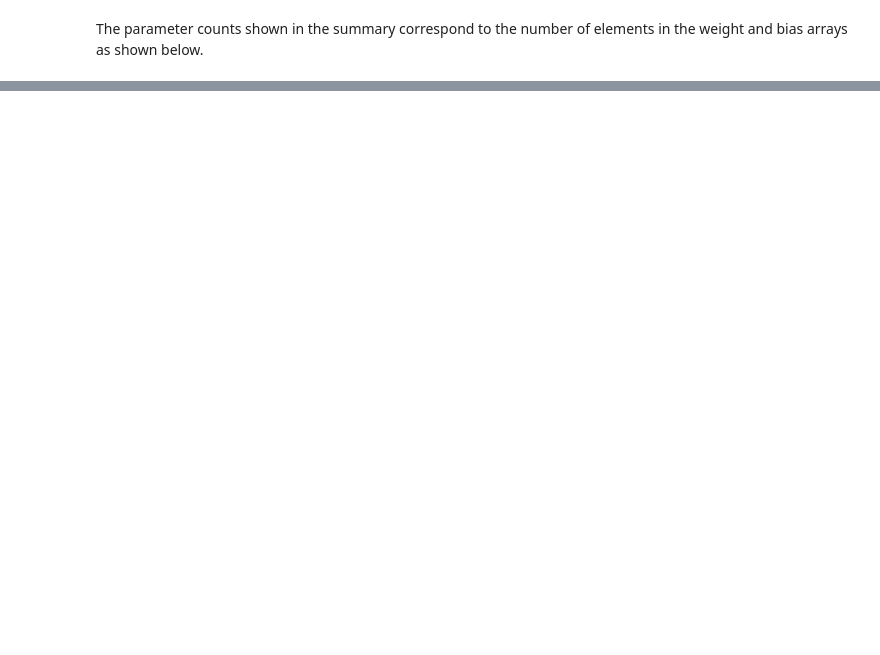
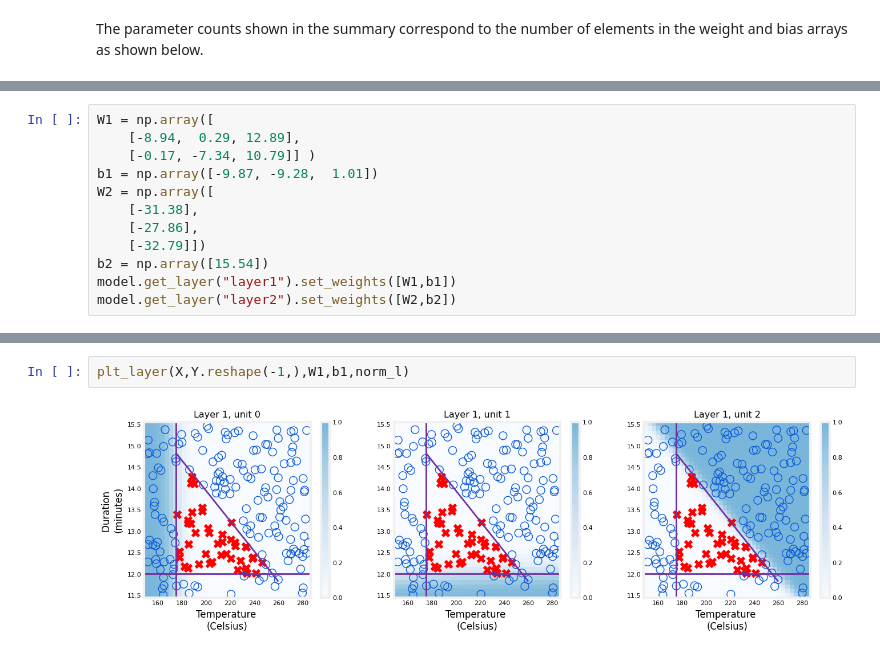
Before and after one commit to lorena-gonzalez/machine-learning-specialization, a Jupyter notebook: neural_networks/neurons_and_layers.ipynb, the cells around one changed output, grey strips where cells are left out. Saved outputs shown, nothing was run; the diff lists cells and outputs as text; blank space fills up the shorter version.

```diff
--- a/neural_networks/neurons_and_layers.ipynb
+++ b/neural_networks/neurons_and_layers.ipynb
@@ -82,0 +200,12 @@ print("L1 params = ", L1_num_params, ", L2 params = ", L2_num_params  )
+# %%
+W1 = np.array([
+    [-8.94,  0.29, 12.89],
+    [-0.17, -7.34, 10.79]] )
+b1 = np.array([-9.87, -9.28,  1.01])
+W2 = np.array([
+    [-31.38],
+    [-27.86],
+    [-32.79]])
+b2 = np.array([15.54])
+model.get_layer("layer1").set_weights([W1,b1])
+model.get_layer("layer2").set_weights([W2,b2])
@@ -82,0 +259,4 @@ print("L1 params = ", L1_num_params, ", L2 params = ", L2_num_params  )
+# %%
+plt_layer(X,Y.reshape(-1,),W1,b1,norm_l)
+# %% [output]
+[figure, added]
```
Also changed, not shown: parts of 25 cells of this notebook.
